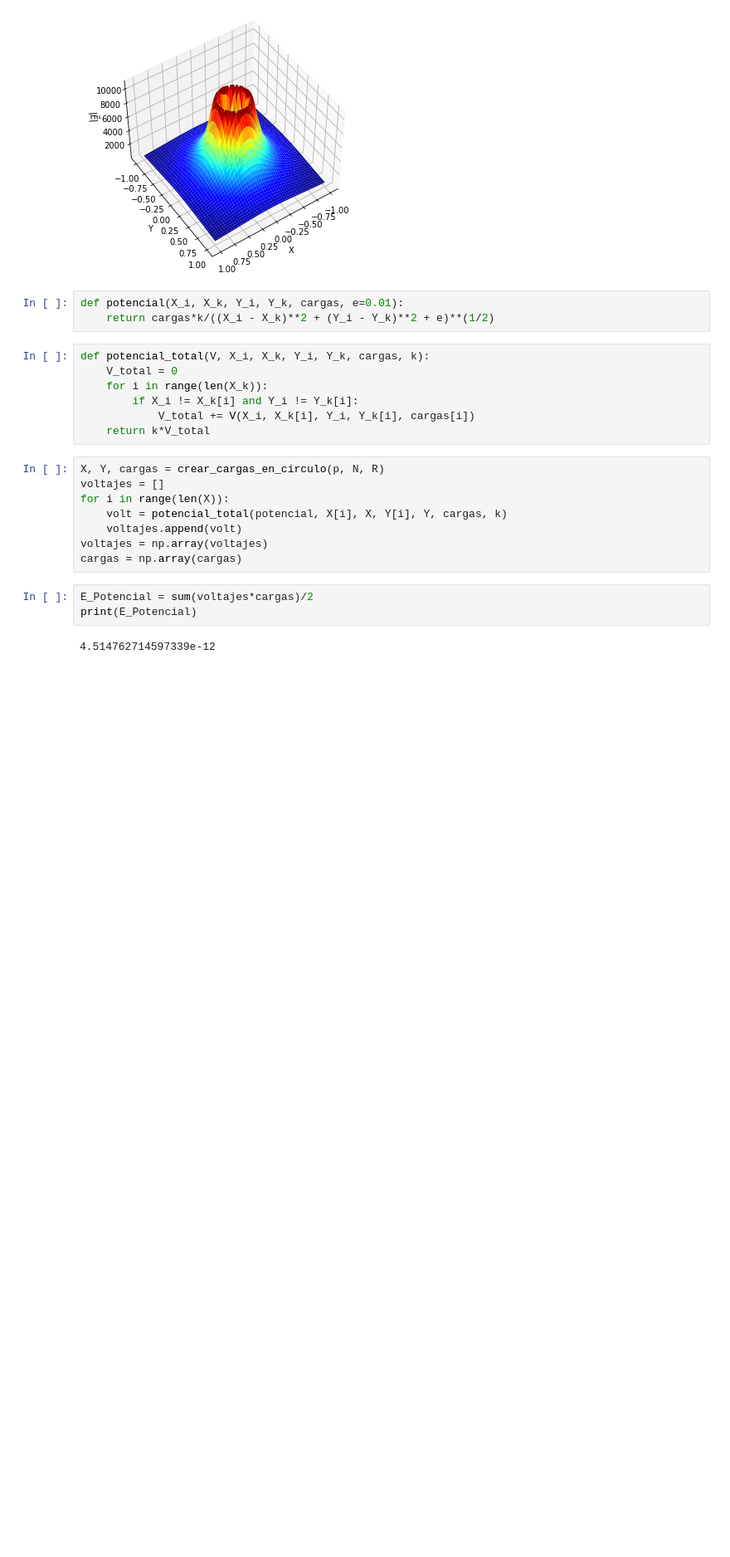
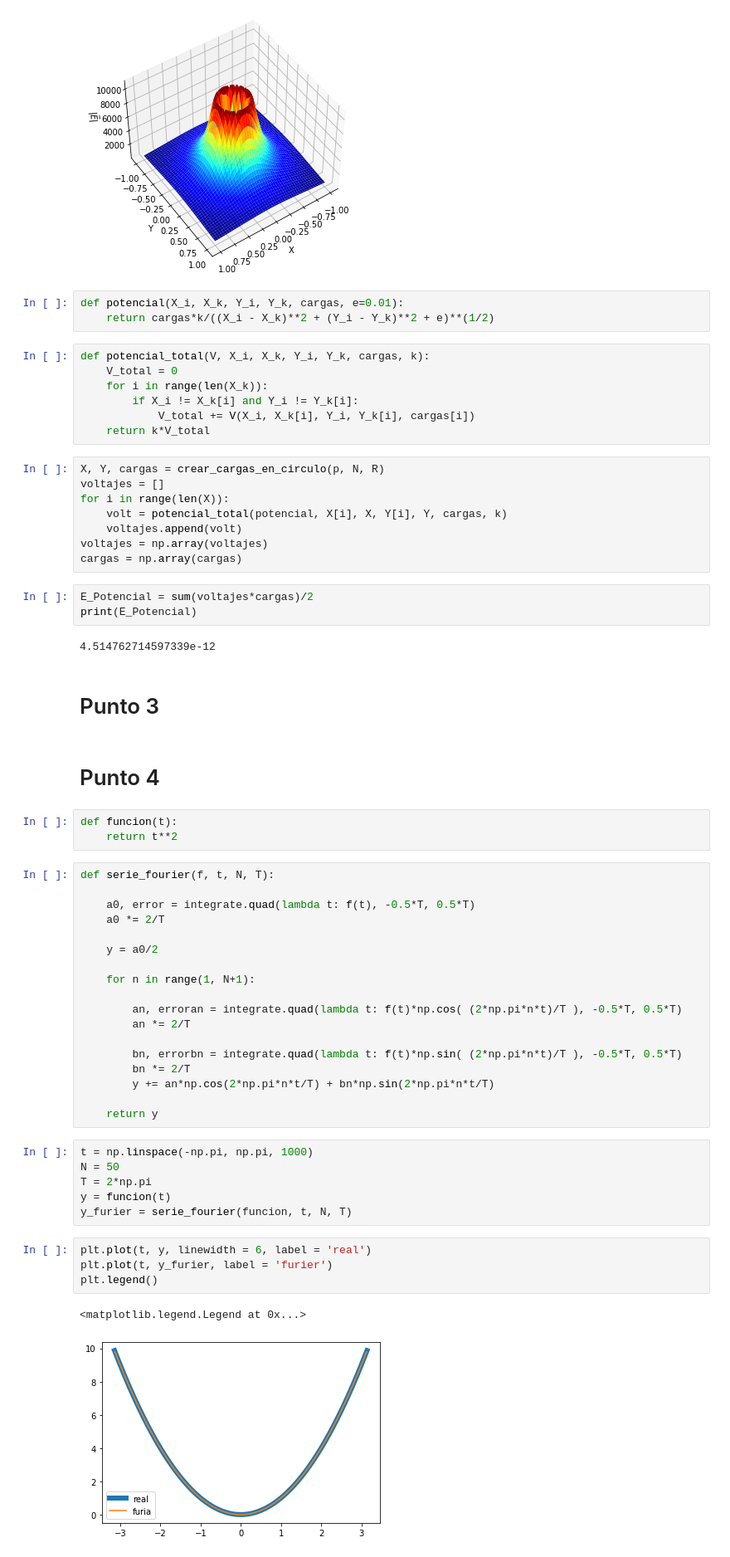
Before and after one commit to sofiaalvarezlopez/Taller5-Metodos-Computacionales, a Jupyter notebook: Taller5-JuanDanielCastrellon-MariaSofiaAlvarez.ipynb, the cells around one changed output. Shown: that part at 83% size. Drawn from its saved outputs; the diff is of its cells as text; blank space fills up the shorter version.

Commit message:
cada vez más avanzados :), fourier

```diff
--- a/Taller5-JuanDanielCastrellon-MariaSofiaAlvarez.ipynb
+++ b/Taller5-JuanDanielCastrellon-MariaSofiaAlvarez.ipynb
@@ -168,3 +160,41 @@ E_Potencial = sum(voltajes*cargas)/2
 print(E_Potencial)
 # %% [output]
 4.514762714597339e-12
+# %% [markdown]
+# Punto 3
+# %% [markdown]
+# Punto 4
+# %%
+def funcion(t):
+    return t**2
+# %%
+def serie_fourier(f, t, N, T):
+
+    a0, error = integrate.quad(lambda t: f(t), -0.5*T, 0.5*T)
+    a0 *= 2/T
+
+    y = a0/2
+
+    for n in range(1, N+1):
+
+        an, erroran = integrate.quad(lambda t: f(t)*np.cos( (2*np.pi*n*t)/T ), -0.5*T, 0.5*T)
+        an *= 2/T
+
+        bn, errorbn = integrate.quad(lambda t: f(t)*np.sin( (2*np.pi*n*t)/T ), -0.5*T, 0.5*T)
+        bn *= 2/T
+        y += an*np.cos(2*np.pi*n*t/T) + bn*np.sin(2*np.pi*n*t/T)
+
+    return y
+# %%
+t = np.linspace(-np.pi, np.pi, 1000)
+N = 50
+T = 2*np.pi
+y = funcion(t)
+y_furier = serie_fourier(funcion, t, N, T)
+# %%
+plt.plot(t, y, linewidth = 6, label = 'real')
+plt.plot(t, y_furier, label = 'furier')
+plt.legend()
+# %% [output]
+<matplotlib.legend.Legend at 0x...>
+[figure, added]
```
Also changed, not shown: parts of 5 cells of this notebook.
